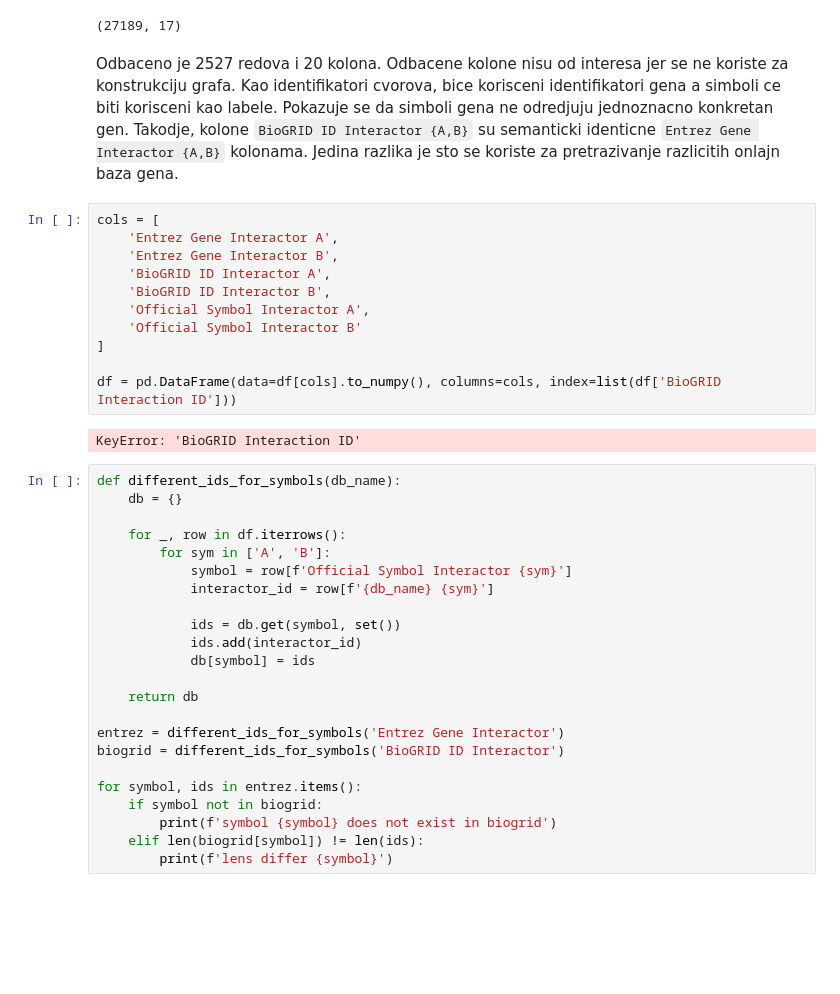
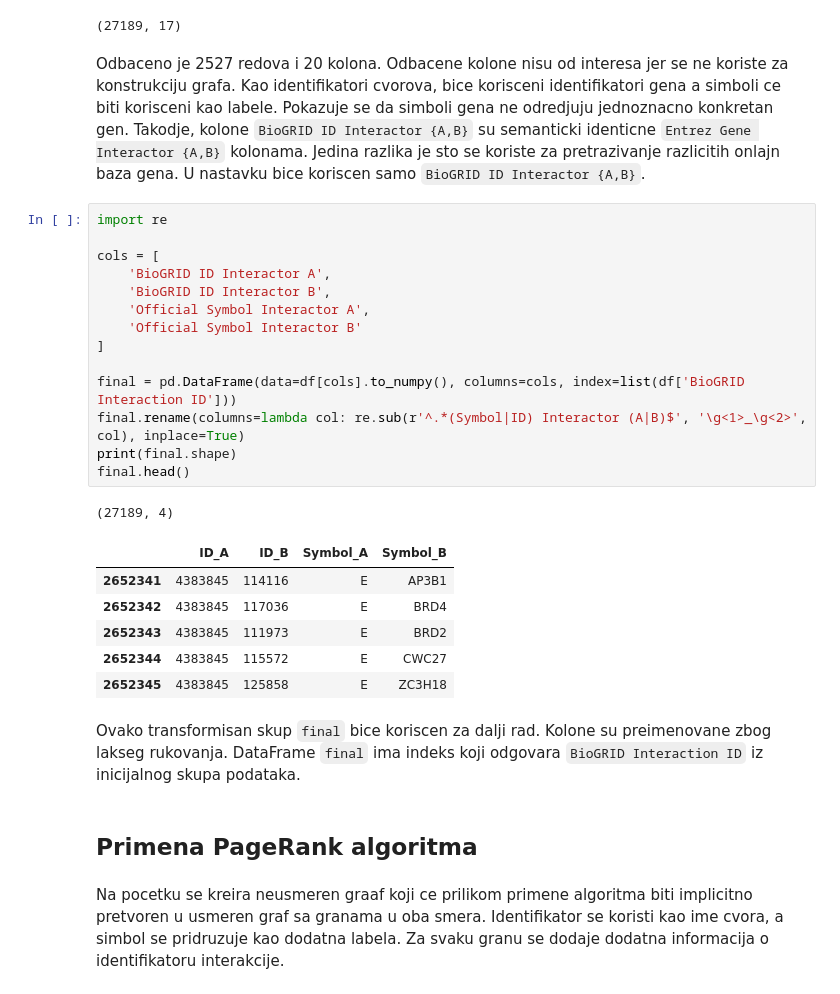
Before and after one commit to doza-daniel/ni-projekat, a Jupyter notebook: main.ipynb, the cells around one changed output. Cells and saved outputs as stored; diff of their text form; blank space fills up the shorter version.

```diff
--- a/main.ipynb
+++ b/main.ipynb
@@ -51,40 +51,32 @@ df.shape
 # %% [output]
 (27189, 17)
 # %% [markdown]
-Odbaceno je 2527 redova i 20 kolona. Odbacene kolone nisu od interesa jer se ne koriste za konstrukciju grafa. Kao identifikatori cvorova, bice korisceni identifikatori gena a simboli ce biti korisceni kao labele. Pokazuje se da simboli gena ne odredjuju jednoznacno konkretan gen. Takodje, kolone `BioGRID ID Interactor {A,B}` su semanticki identicne `Entrez Gene Interactor {A,B}` kolonama. Jedina razlika je sto se koriste za pretrazivanje razlicitih onlajn baza gena.
+Odbaceno je 2527 redova i 20 kolona. Odbacene kolone nisu od interesa jer se ne koriste za konstrukciju grafa. Kao identifikatori cvorova, bice korisceni identifikatori gena a simboli ce biti korisceni kao labele. Pokazuje se da simboli gena ne odredjuju jednoznacno konkretan gen. Takodje, kolone `BioGRID ID Interactor {A,B}` su semanticki identicne `Entrez Gene Interactor {A,B}` kolonama. Jedina razlika je sto se koriste za pretrazivanje razlicitih onlajn baza gena. U nastavku bice koriscen samo `BioGRID ID Interactor {A,B}`.
 # %%
+import re
+
 cols = [
-    'Entrez Gene Interactor A',
-    'Entrez Gene Interactor B',
     'BioGRID ID Interactor A',
     'BioGRID ID Interactor B',
     'Official Symbol Interactor A',
     'Official Symbol Interactor B'
 ]
 
-df = pd.DataFrame(data=df[cols].to_numpy(), columns=cols, index=list(df['BioGRID Interaction ID']))
+final = pd.DataFrame(data=df[cols].to_numpy(), columns=cols, index=list(df['BioGRID Interaction ID']))
+final.rename(columns=lambda col: re.sub(r'^.*(Symbol|ID) Interactor (A|B)$', '\g<1>_\g<2>', col), inplace=True)
+print(final.shape)
+final.head()
 # %% [output]
-KeyError: 'BioGRID Interaction ID'
+(27189, 4)
+|  | ID_A | ID_B | Symbol_A | Symbol_B |
+| 2652341 | 4383845 | 114116 | E | AP3B1 |
+| 2652342 | 4383845 | 117036 | E | BRD4 |
+| 2652343 | 4383845 | 111973 | E | BRD2 |
+| 2652344 | 4383845 | 115572 | E | CWC27 |
+| 2652345 | 4383845 | 125858 | E | ZC3H18 |
-# %%
-def different_ids_for_symbols(db_name):
-    db = {}
-
-    for _, row in df.iterrows():
-        for sym in ['A', 'B']:
-            symbol = row[f'Official Symbol Interactor {sym}']
-            interactor_id = row[f'{db_name} {sym}']
-
-            ids = db.get(symbol, set())
-            ids.add(interactor_id)
-            db[symbol] = ids
-
-    return db
-
-entrez = different_ids_for_symbols('Entrez Gene Interactor')
-biogrid = different_ids_for_symbols('BioGRID ID Interactor')
-
-for symbol, ids in entrez.items():
-    if symbol not in biogrid:
-        print(f'symbol {symbol} does not exist in biogrid')
-    elif len(biogrid[symbol]) != len(ids):
-        print(f'lens differ {symbol}')
+# %% [markdown]
+Ovako transformisan skup `final` bice koriscen za dalji rad. Kolone su preimenovane zbog lakseg rukovanja. DataFrame `final` ima indeks koji odgovara `BioGRID Interaction ID` iz inicijalnog skupa podataka.
+# %% [markdown]
+## Primena PageRank algoritma
+# %% [markdown]
+Na pocetku se kreira neusmeren graaf koji ce prilikom primene algoritma biti implicitno pretvoren u usmeren graf sa granama u oba smera. Identifikator se koristi kao ime cvora, a simbol se pridruzuje kao dodatna labela. Za svaku granu se dodaje dodatna informacija o identifikatoru interakcije.
```
Also changed, not shown: parts of 14 cells of this notebook.
